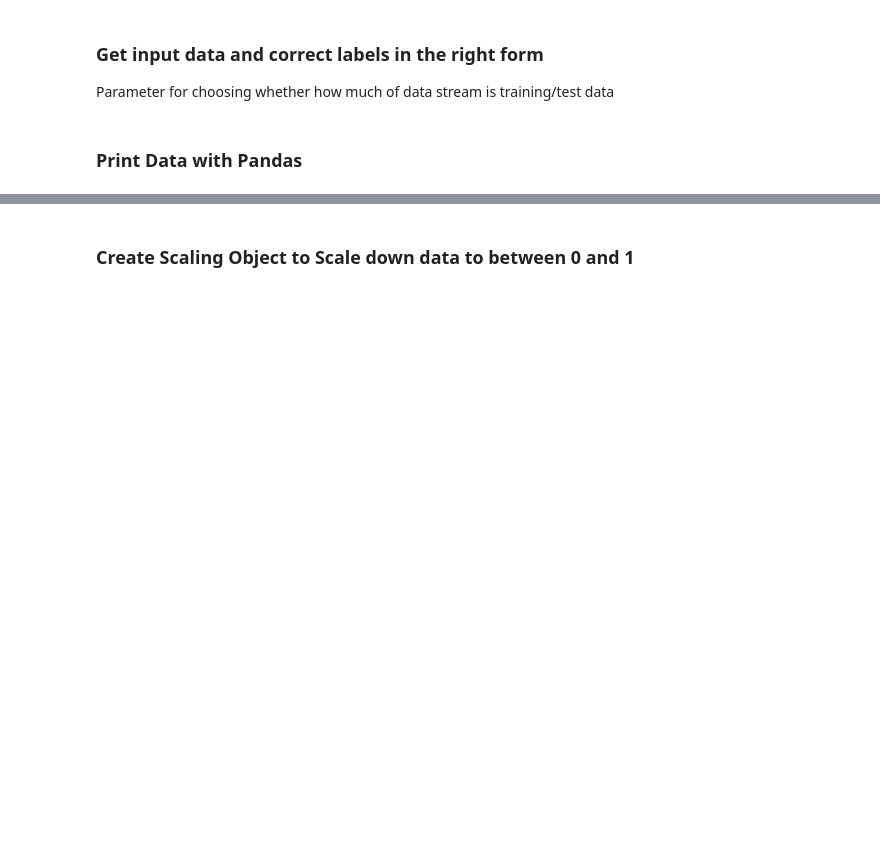
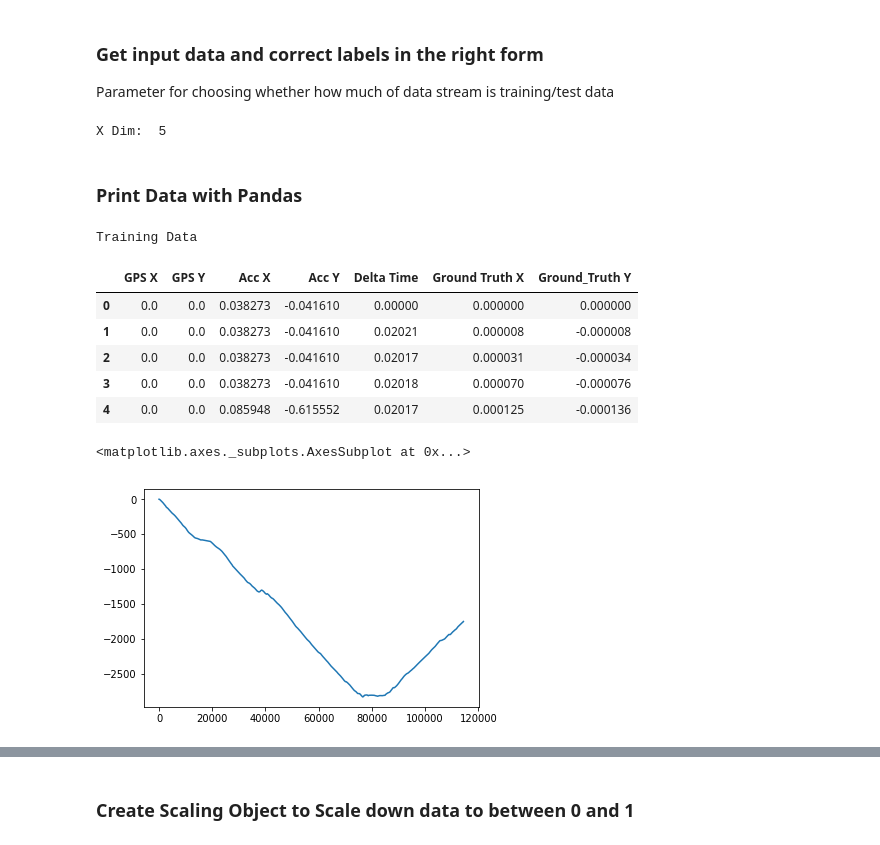
Before and after one commit to harrywaugh/ActivityTrackingWithSensorFusion, a Jupyter notebook: Analyse IMU Stream-RNN.ipynb, the cells around one changed output, grey strips where cells are left out. Cells and saved outputs as stored; diff of their text form; code cells hidden in the pictures; blank space fills up the shorter version.

```diff
--- a/Analyse IMU Stream-RNN.ipynb
+++ b/Analyse IMU Stream-RNN.ipynb
@@ -59,7 +64,7 @@ def create_input_and_output(data, just_acc=False):
     if (just_acc):
         input_data = np.concatenate((gps, acc, delta_time), axis=1)
     else:
-        input_data = np.concatenate((gps, acc, vel, mag, gyro, delta_time), axis=1)
+        input_data = np.concatenate((gps, acc, delta_time), axis=1)
     return input_data, ground_truth
 
 ## Split data for training and testing
@@ -76,23 +81,35 @@ training_labels = ground_truth[:num_train, :]
 
 test_data     = input_data[num_train:, :]
 test_labels   = ground_truth[num_train:, :]
+# %% [output]
+X Dim:  5
 # %% [markdown]
 ### Print Data with Pandas
 # %%
 if(False):
     training_frame = pd.DataFrame(np.concatenate((training_data, training_labels), axis=1),
                                                  columns=['GPS X', 'GPS Y', 'Acc X', 'Acc Y',
                                                           'Delta Time', 'Ground Truth X', 'Ground_Truth Y'])
 else:
     training_frame = pd.DataFrame(np.concatenate((training_data, training_labels), axis=1),
                                                  columns=['GPS X', 'GPS Y', 'Acc X', 'Acc Y',
-                                                          'Vel X', 'Vel Y',
-                                                          'Mag X', 'Mag Y',
-                                                          'Gyro X', 'Gyro Y', 'Gyro Z',
+#                                                           'Vel X', 'Vel Y',
+#                                                           'Mag X', 'Mag Y',
+#                                                           'Gyro X', 'Gyro Y', 'Gyro Z',
                                                           'Delta Time', 'Ground Truth X', 'Ground_Truth Y'])
 print("Training Data")
 display(training_frame.head(5))
 training_frame['GPS X'].plot()
+# %% [output]
+Training Data
+|  | GPS X | GPS Y | Acc X | Acc Y | Delta Time | Ground Truth X | Ground_Truth Y |
+| 0 | 0.0 | 0.0 | 0.038273 | -0.041610 | 0.00000 | 0.000000 | 0.000000 |
+| 1 | 0.0 | 0.0 | 0.038273 | -0.041610 | 0.02021 | 0.000008 | -0.000008 |
+| 2 | 0.0 | 0.0 | 0.038273 | -0.041610 | 0.02017 | 0.000031 | -0.000034 |
+| 3 | 0.0 | 0.0 | 0.038273 | -0.041610 | 0.02018 | 0.000070 | -0.000076 |
+| 4 | 0.0 | 0.0 | 0.085948 | -0.615552 | 0.02017 | 0.000125 | -0.000136 |
+<matplotlib.axes._subplots.AxesSubplot at 0x...>
+[figure, added]
 # %%
 if(False):
     test_frame = pd.DataFrame(np.concatenate((test_data, test_labels), axis=1),
```
Also changed, not shown: parts of 17 cells of this notebook, 7 other files.
